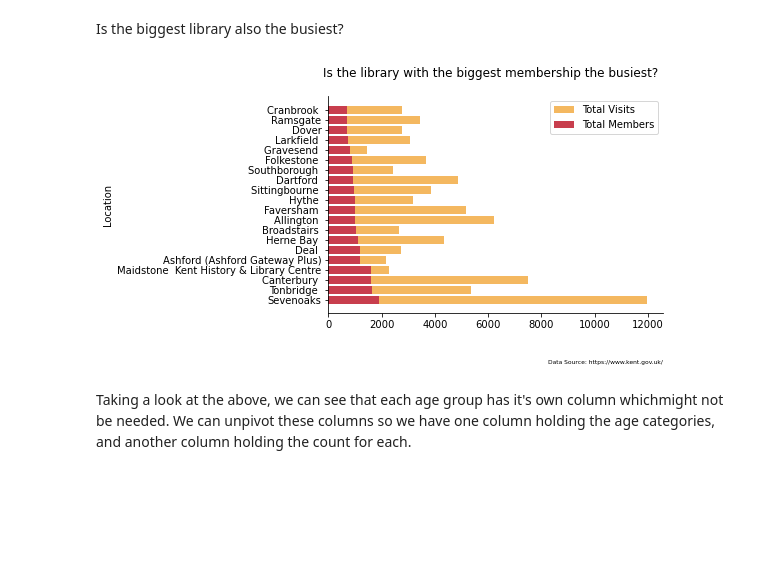
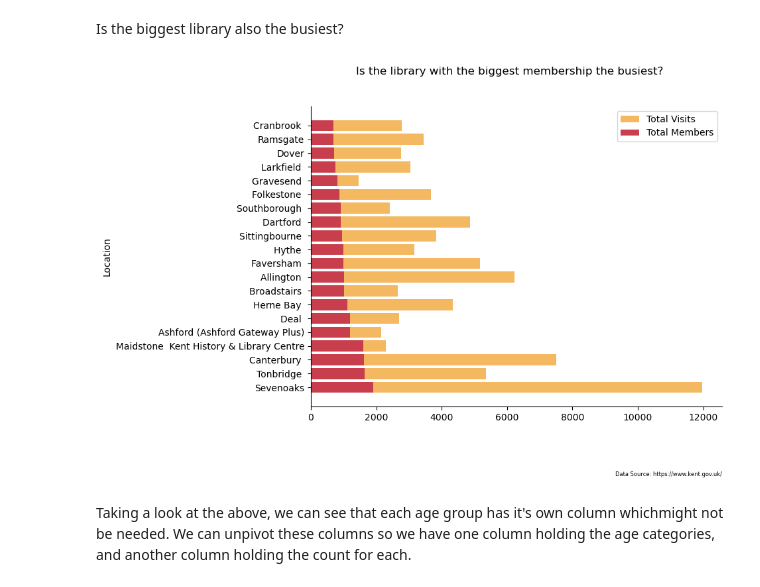
Before and after one commit to nicholsonpeter/KCC-Library-Use, a Jupyter notebook: KCC_Libraries.ipynb, the cells around one changed output. Saved outputs shown, nothing was run; the diff lists cells and outputs as text; code cells hidden in the pictures; blank space fills up the shorter version.

Commit message:
update to fix background in charts

```diff
--- a/KCC_Libraries.ipynb
+++ b/KCC_Libraries.ipynb
@@ -23,19 +23,19 @@ Is the biggest library also the busiest?
 big_libraries = data.sort_values('total_borrowers', ascending=False)[['location','total_borrowers','number_of_visits']].head(20)
 big_libraries
 # %%
-plt.figure(dpi=100)
+plt.figure(figsize=(8, 6), dpi=100)
 plt.barh(big_libraries['location'], big_libraries['number_of_visits'], color='#F4B860', label='Total Visits')
 plt.barh(big_libraries['location'], big_libraries['total_borrowers'], color='#C83E4D', label='Total Members')
 plt.gca().spines['top'].set_visible(False)
 plt.gca().spines['right'].set_visible(False)
 plt.legend()
 plt.ylabel('Location')
 plt.suptitle('Is the library with the biggest membership the busiest?')
 plt.figtext(0.9, -0.05, 'Data Source: https://www.kent.gov.uk/', horizontalalignment='right', fontsize=6)
-plt.savefig('Biggest_Busiest.jpg')
+plt.savefig('Biggest_Busiest.jpg', bbox_inches='tight')
 plt.show()
 # %% [output]
-[figure, old version]
+[figure, new version]
 # %%
 data.sort_values('computer_hours', ascending=False).head(10)[['district', 'location','computer_hours']]
 # %% [markdown]
```
Also changed, not shown: parts of 3 cells of this notebook.
